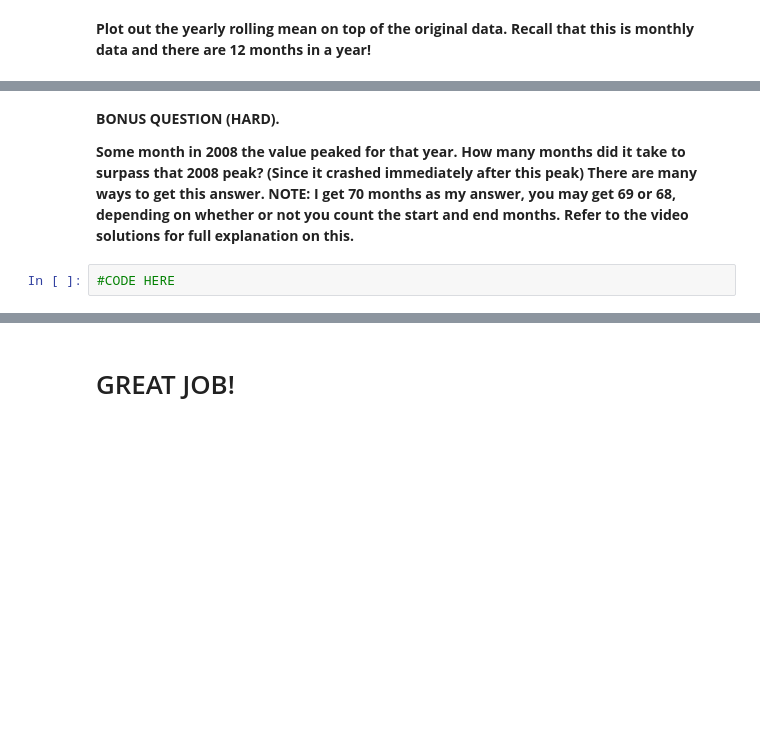
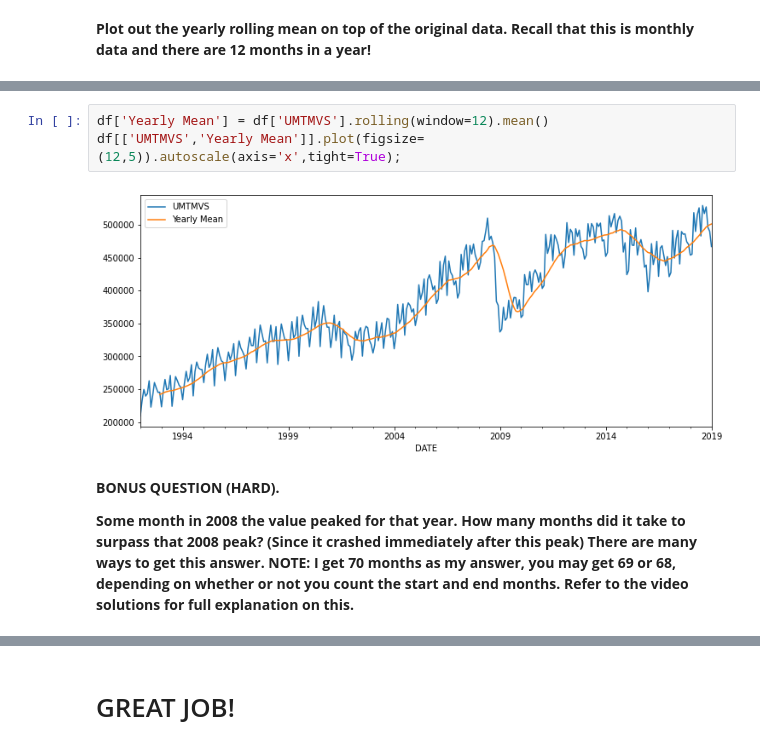
Before and after one commit to jafar-shodiq/jose-portilla-courses, a Jupyter notebook: time-series-data-analysis/project-and-exercise/time-series-with-pandas-set-two.ipynb, the cells around one changed output, grey strips where cells are left out. Drawn from its saved outputs; the diff is of its cells as text; blank space fills up the shorter version.

```diff
--- a/time-series-data-analysis/project-and-exercise/time-series-with-pandas-set-two.ipynb
+++ b/time-series-data-analysis/project-and-exercise/time-series-with-pandas-set-two.ipynb
@@ -162,6 +147,9 @@ Timestamp('2011-12-31 00:00:00', freq='A-DEC')
+# %%
+df['Yearly Mean'] = df['UMTMVS'].rolling(window=12).mean()
+df[['UMTMVS','Yearly Mean']].plot(figsize=(12,5)).autoscale(axis='x',tight=True);
+# %% [output]
+[figure, added]
 # %% [markdown]
 **BONUS QUESTION (HARD).**
 
 **Some month in 2008 the value peaked for that year. How many months did it take to surpass that 2008 peak? (Since it crashed immediately after this peak) There are many ways to get this answer. NOTE: I get 70 months as my answer, you may get 69 or 68, depending on whether or not you count the start and end months. Refer to the video solutions for full explanation on this.**
-# %%
-#CODE HERE
```
Also changed, not shown: parts of 35 cells of this notebook.
